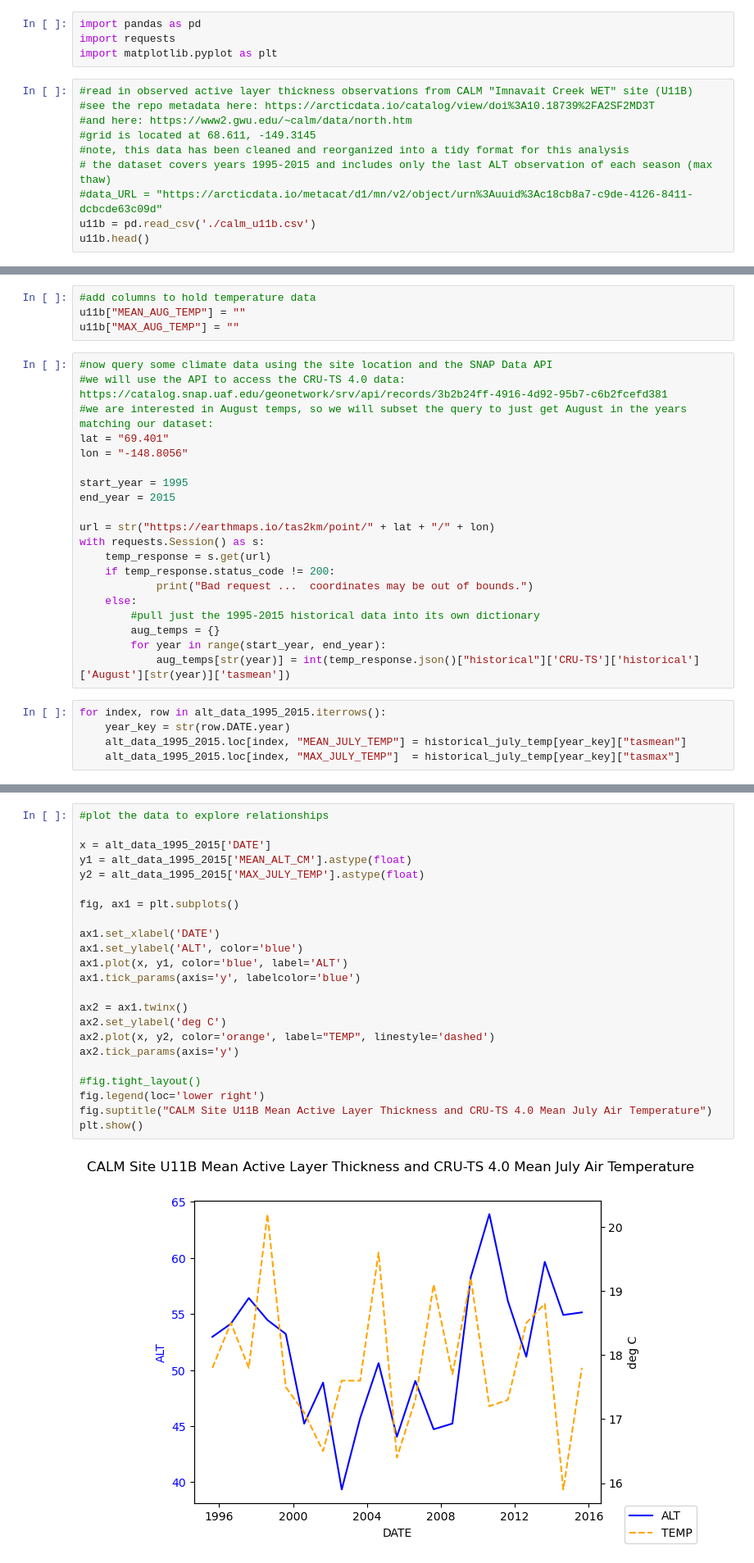
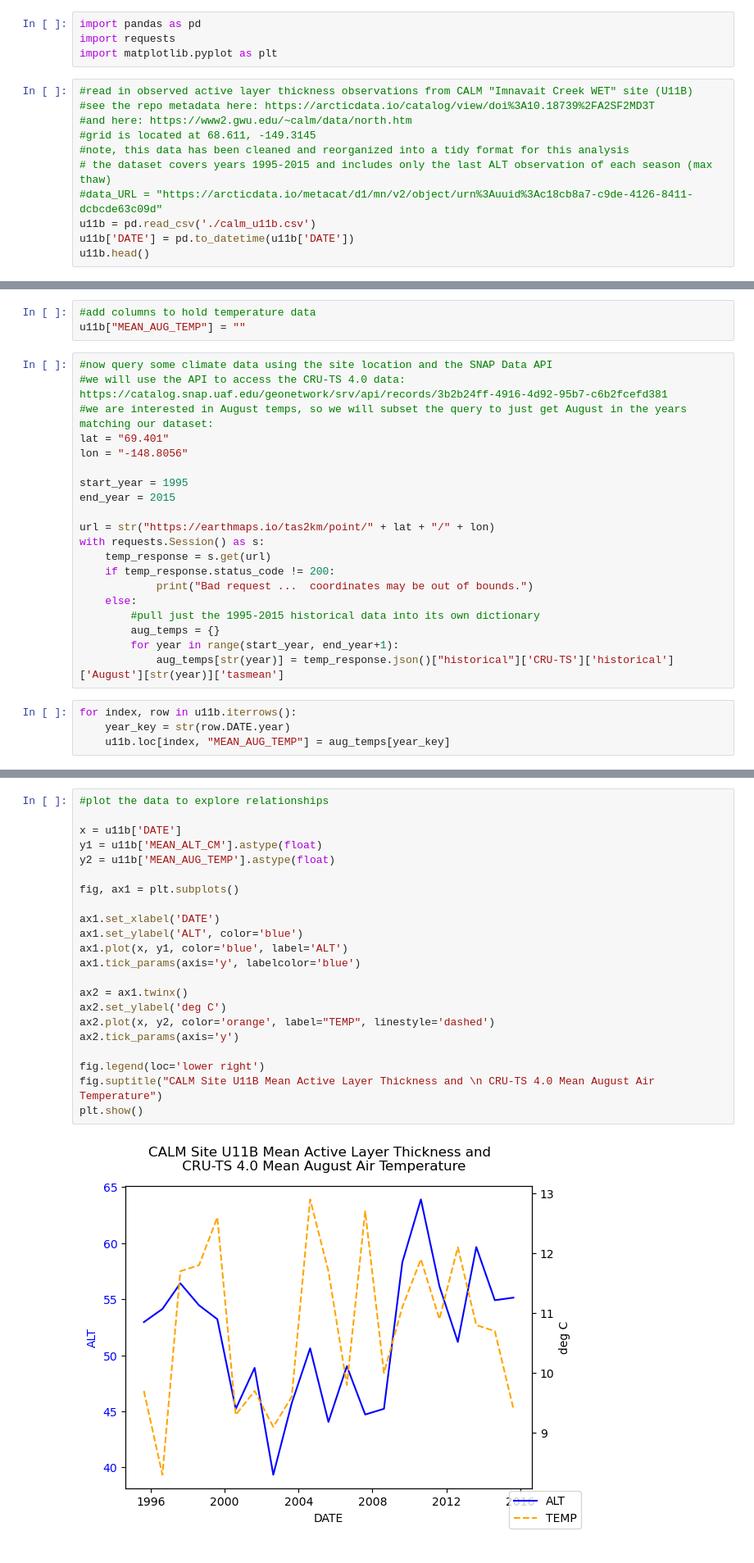
Before and after one commit to ua-snap/ardac-toolbox, a Jupyter notebook: notebooks/calm.ipynb, the cells around one changed output, grey strips where cells are left out. Shown at 82% size. Drawn from its saved outputs; the diff is of its cells as text.

Commit message:
use only aug temps

```diff
--- a/notebooks/calm.ipynb
+++ b/notebooks/calm.ipynb
@@ -11,6 +11,7 @@ import matplotlib.pyplot as plt
 # the dataset covers years 1995-2015 and includes only the last ALT observation of each season (max thaw)
 #data_URL = "https://arcticdata.io/metacat/d1/mn/v2/object/urn%3Auuid%3Ac18cb8a7-c9de-4126-8411-dcbcde63c09d"
 u11b = pd.read_csv('./calm_u11b.csv')
+u11b['DATE'] = pd.to_datetime(u11b['DATE'])
 u11b.head()
 # %% [output]
 |  | DATE | MEAN_ALT_CM | STDEV | MIN_ALT_CM | MAX_ALT_CM |
@@ -22,7 +23,6 @@ u11b.head()
 # %%
 #add columns to hold temperature data
 u11b["MEAN_AUG_TEMP"] = ""
-u11b["MAX_AUG_TEMP"] = ""
 # %%
 #now query some climate data using the site location and the SNAP Data API
 #we will use the API to access the CRU-TS 4.0 data: https://catalog.snap.uaf.edu/geonetwork/srv/api/records/3b2b24ff-4916-4d92-95b7-c6b2fcefd381
@@ -41,10 +41,9 @@ with requests.Session() as s:
     else:
         #pull just the 1995-2015 historical data into its own dictionary
         aug_temps = {}
-        for year in range(start_year, end_year):
-            aug_temps[str(year)] = int(temp_response.json()["historical"]['CRU-TS']['historical']['August'][str(year)]['tasmean'])
+        for year in range(start_year, end_year+1):
+            aug_temps[str(year)] = temp_response.json()["historical"]['CRU-TS']['historical']['August'][str(year)]['tasmean']
 # %%
-for index, row in alt_data_1995_2015.iterrows():
+for index, row in u11b.iterrows():
     year_key = str(row.DATE.year)
-    alt_data_1995_2015.loc[index, "MEAN_JULY_TEMP"] = historical_july_temp[year_key]["tasmean"]
-    alt_data_1995_2015.loc[index, "MAX_JULY_TEMP"]  = historical_july_temp[year_key]["tasmax"]
+    u11b.loc[index, "MEAN_AUG_TEMP"] = aug_temps[year_key]
@@ -71,25 +59,24 @@ alt_data_1995_2015
 # %%
 #plot the data to explore relationships
 
-x = alt_data_1995_2015['DATE']
-y1 = alt_data_1995_2015['MEAN_ALT_CM'].astype(float)
-y2 = alt_data_1995_2015['MAX_JULY_TEMP'].astype(float)
+x = u11b['DATE']
+y1 = u11b['MEAN_ALT_CM'].astype(float)
+y2 = u11b['MEAN_AUG_TEMP'].astype(float)
 
 fig, ax1 = plt.subplots()
 
 ax1.set_xlabel('DATE')
 ax1.set_ylabel('ALT', color='blue')
 ax1.plot(x, y1, color='blue', label='ALT')
 ax1.tick_params(axis='y', labelcolor='blue')
 
 ax2 = ax1.twinx()
 ax2.set_ylabel('deg C')
 ax2.plot(x, y2, color='orange', label="TEMP", linestyle='dashed')
 ax2.tick_params(axis='y')
 
-#fig.tight_layout()
 fig.legend(loc='lower right')
-fig.suptitle("CALM Site U11B Mean Active Layer Thickness and CRU-TS 4.0 Mean July Air Temperature")
+fig.suptitle("CALM Site U11B Mean Active Layer Thickness and \n CRU-TS 4.0 Mean August Air Temperature")
 plt.show()
 # %% [output]
-[figure, old version]
+[figure, new version]
```
Also changed, not shown: parts of 2 cells of this notebook.
